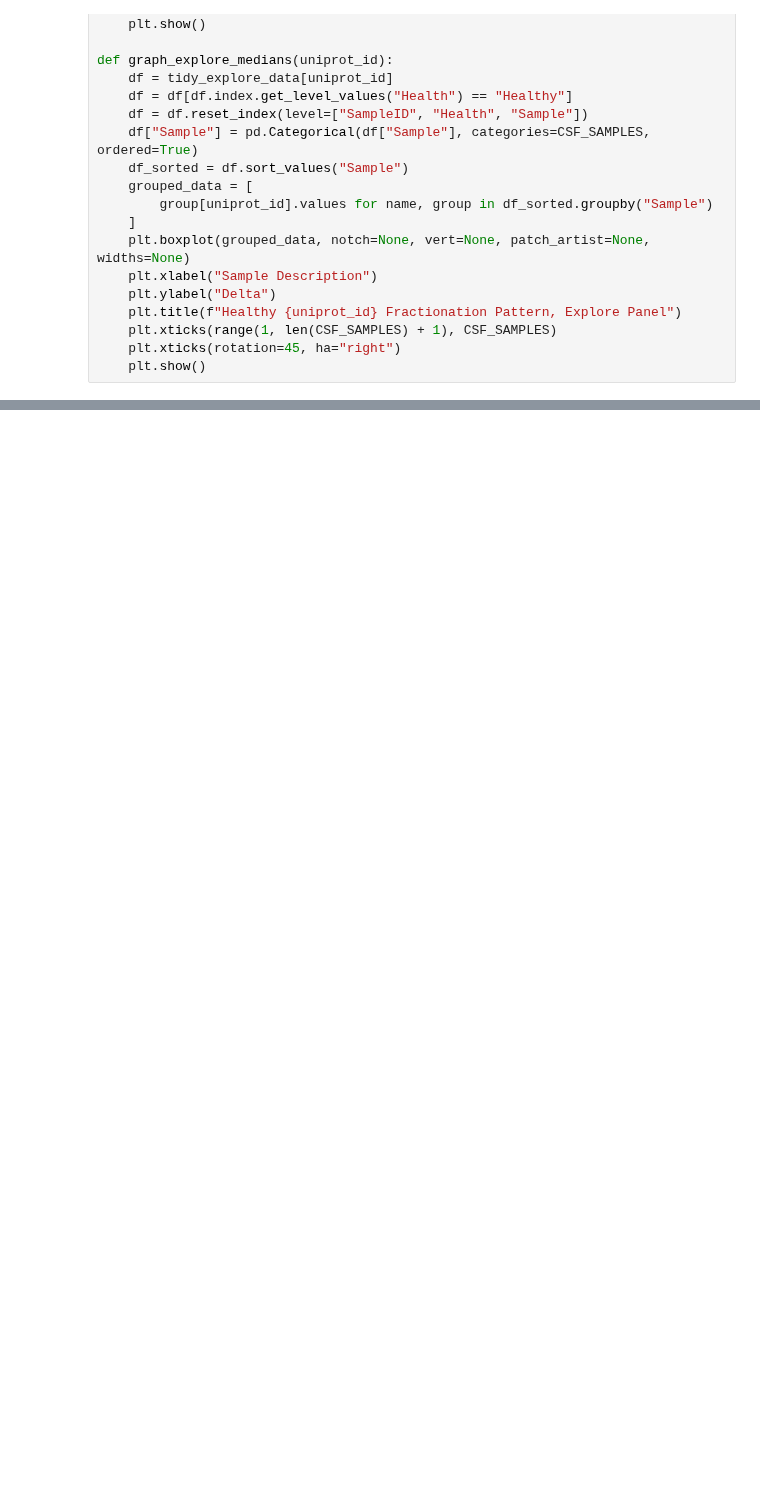
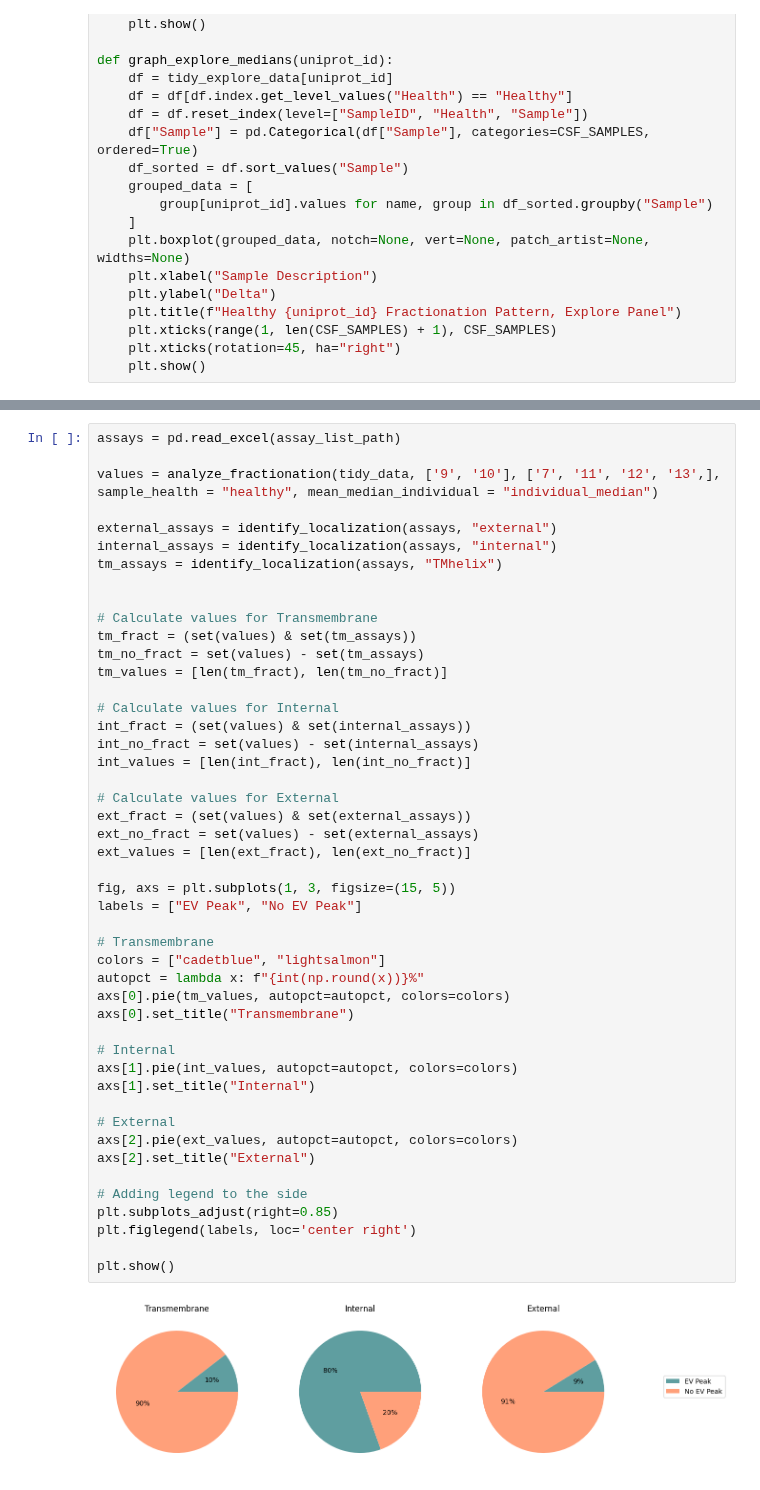
Before and after one commit to Walt-Lab/bdev_mass_spec, a Jupyter notebook: HT_analysis.ipynb, the cells around one changed output, grey strips where cells are left out. Cells and saved outputs as stored; diff of their text form; blank space fills up the shorter version.

```diff
--- a/HT_analysis.ipynb
+++ b/HT_analysis.ipynb
@@ -706,0 +1016,49 @@ def graph_explore_medians(uniprot_id):
+# %%
+assays = pd.read_excel(assay_list_path)
+
+values = analyze_fractionation(tidy_data, ['9', '10'], ['7', '11', '12', '13',], sample_health = "healthy", mean_median_individual = "individual_median")
+
+external_assays = identify_localization(assays, "external")
+internal_assays = identify_localization(assays, "internal")
+tm_assays = identify_localization(assays, "TMhelix")
+
+
+# Calculate values for Transmembrane
+tm_fract = (set(values) & set(tm_assays))
+tm_no_fract = set(values) - set(tm_assays)
+tm_values = [len(tm_fract), len(tm_no_fract)]
+
+# Calculate values for Internal
+int_fract = (set(values) & set(internal_assays))
+int_no_fract = set(values) - set(internal_assays)
+int_values = [len(int_fract), len(int_no_fract)]
+
+# Calculate values for External
+ext_fract = (set(values) & set(external_assays))
+ext_no_fract = set(values) - set(external_assays)
+ext_values = [len(ext_fract), len(ext_no_fract)]
+
+fig, axs = plt.subplots(1, 3, figsize=(15, 5))
+labels = ["EV Peak", "No EV Peak"]
+
+# Transmembrane
+colors = ["cadetblue", "lightsalmon"]
+autopct = lambda x: f"{int(np.round(x))}%"
+axs[0].pie(tm_values, autopct=autopct, colors=colors)
+axs[0].set_title("Transmembrane")
+
+# Internal
+axs[1].pie(int_values, autopct=autopct, colors=colors)
+axs[1].set_title("Internal")
+
+# External
+axs[2].pie(ext_values, autopct=autopct, colors=colors)
+axs[2].set_title("External")
+
+# Adding legend to the side
+plt.subplots_adjust(right=0.85)
+plt.figlegend(labels, loc='center right')
+
+plt.show()
+# %% [output]
+[figure, added]
```
Also changed, not shown: parts of 24 cells of this notebook, 4 other files.
